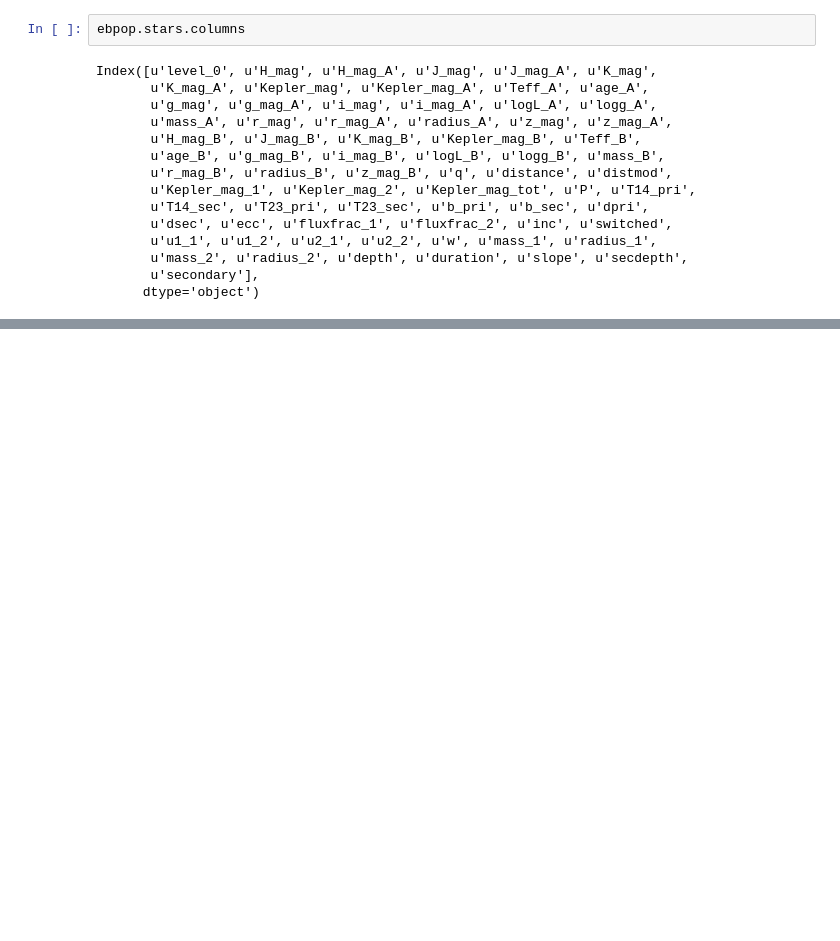
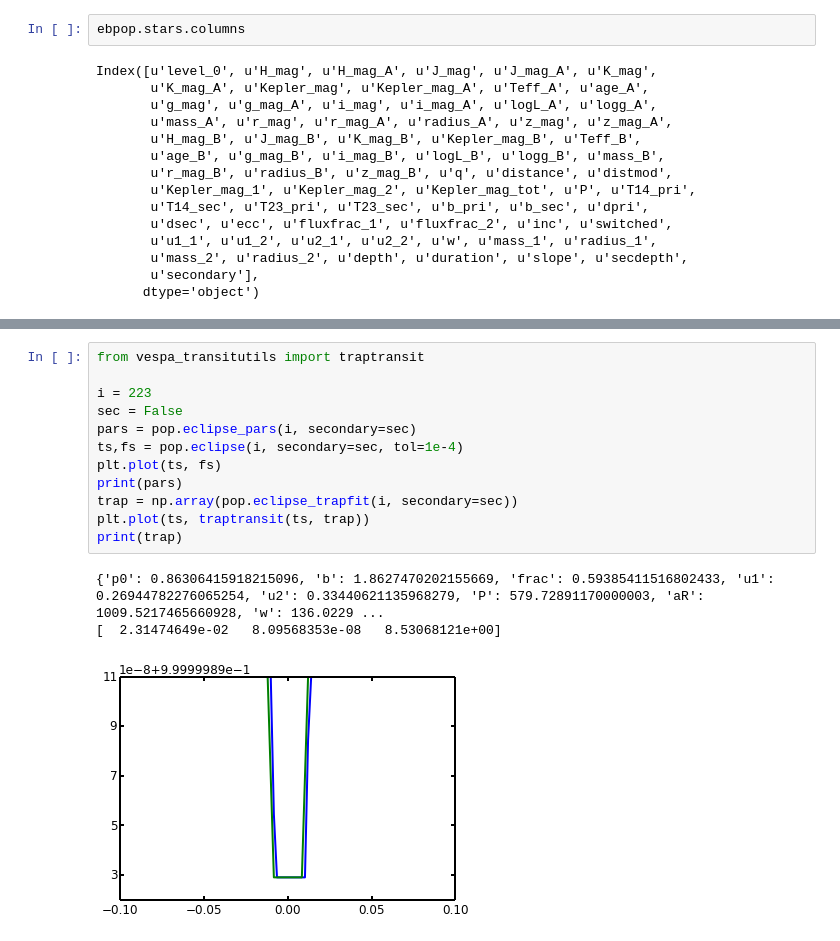
Before and after one commit to timothydmorton/exosyspop, a Jupyter notebook: Exploration.ipynb, the cells around one changed output, grey strips where cells are left out. Saved outputs shown, nothing was run; the diff lists cells and outputs as text; blank space fills up the shorter version.

```diff
--- a/Exploration.ipynb
+++ b/Exploration.ipynb
@@ -161,0 +208,16 @@ rootLogger.setLevel(logging.DEBUG)
+# %%
+from vespa_transitutils import traptransit
+
+i = 223
+sec = False
+pars = pop.eclipse_pars(i, secondary=sec)
+ts,fs = pop.eclipse(i, secondary=sec, tol=1e-4)
+plt.plot(ts, fs)
+print(pars)
+trap = np.array(pop.eclipse_trapfit(i, secondary=sec))
+plt.plot(ts, traptransit(ts, trap))
+print(trap)
+# %% [output]
+{'p0': 0.86306415918215096, 'b': 1.8627470202155669, 'frac': 0.59385411516802433, 'u1': 0.26944782276065254, 'u2': 0.33440621135968279, 'P': 579.72891170000003, 'aR': 1009.5217465660928, 'w': 136.0229 ...
+[  2.31474649e-02   8.09568353e-08   8.53068121e+00]
+[figure, added]
```
Also changed, not shown: parts of 42 cells of this notebook.
